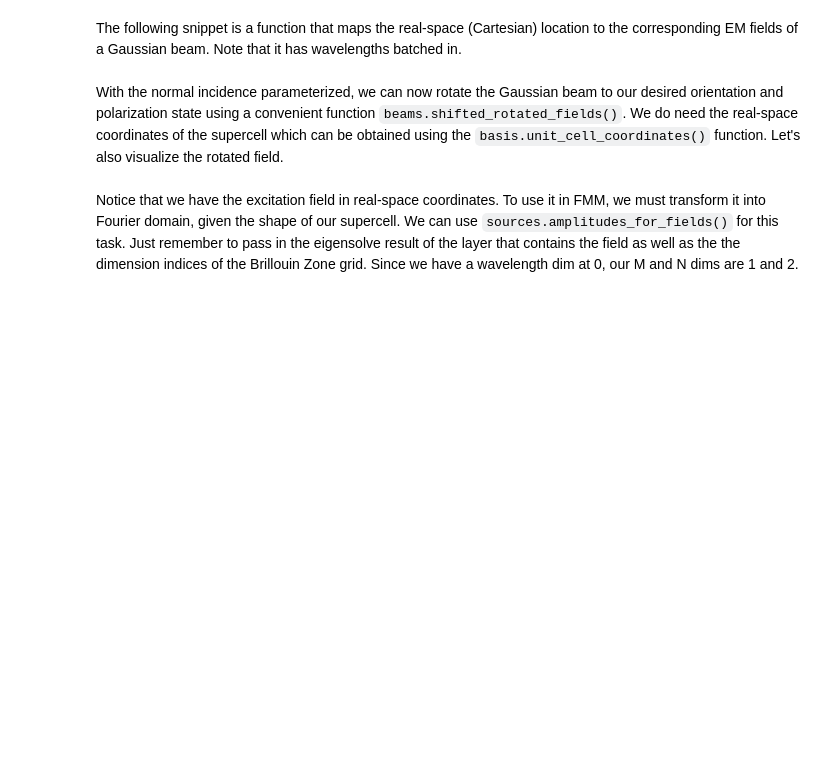
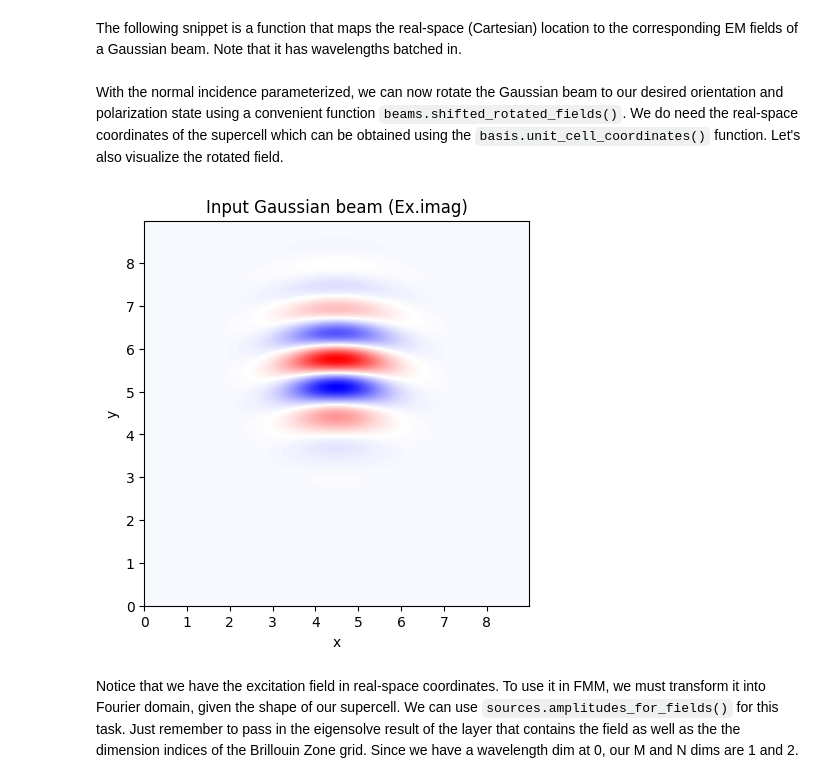
Before and after one commit to invrs-io/fmmax, a Jupyter notebook: docs/notebooks/crystal_bz.ipynb, the cells around one changed output. Saved outputs shown, nothing was run; the diff lists cells and outputs as text; code cells hidden in the pictures; blank space fills up the shorter version.

```diff
--- a/docs/notebooks/crystal_bz.ipynb
+++ b/docs/notebooks/crystal_bz.ipynb
@@ -418,35 +430,37 @@ def _paraxial_gaussian_field_fn(x, y, z):
 # %% [markdown]
 With the normal incidence parameterized, we can now rotate the Gaussian beam to our desired orientation and polarization state using a convenient function `beams.shifted_rotated_fields()`. We do need the real-space coordinates of the supercell which can be obtained using the `basis.unit_cell_coordinates()` function. Let's also visualize the rotated field.
 # %%
-from fmmax import beams
+# from fmmax import beams
 
-# Solve for the fields of the beam with the desired rotation and shift.
-x, y = basis.unit_cell_coordinates(
-    primitive_lattice_vectors=primitive_lattice_vectors,
-    shape=permittivity_crystal.shape[-2:],  # type: ignore[arg-type]
-    num_unit_cells=brillouin_grid_shape,
-)
-(beam_ex, beam_ey, _), (beam_hx, beam_hy, _) = beams.shifted_rotated_fields(
-    field_fn=_paraxial_gaussian_field_fn,
-    x=x,
-    y=y,
-    z=jnp.zeros_like(x),
-    beam_origin_x=jnp.amax(x) / 2,
-    beam_origin_y=jnp.amax(y) / 2,
-    beam_origin_z=thickness_ambient - beam_focus_offset,
-    polar_angle=jnp.asarray(polar_angle),
-    azimuthal_angle=jnp.asarray(azimuthal_angle),
-    polarization_angle=jnp.asarray(polarization_angle),
-)
+# # Solve for the fields of the beam with the desired rotation and shift.
+# x, y = basis.unit_cell_coordinates(
+#     primitive_lattice_vectors=primitive_lattice_vectors,
+#     shape=permittivity_crystal.shape[-2:],  # type: ignore[arg-type]
+#     num_unit_cells=brillouin_grid_shape,
+# )
+# (beam_ex, beam_ey, _), (beam_hx, beam_hy, _) = beams.shifted_rotated_fields(
+#     field_fn=_paraxial_gaussian_field_fn,
+#     x=x,
+#     y=y,
+#     z=jnp.zeros_like(x),
+#     beam_origin_x=jnp.amax(x) / 2,
+#     beam_origin_y=jnp.amax(y) / 2,
+#     beam_origin_z=thickness_ambient - beam_focus_offset,
+#     polar_angle=jnp.asarray(polar_angle),
+#     azimuthal_angle=jnp.asarray(azimuthal_angle),
+#     polarization_angle=jnp.asarray(polarization_angle),
+# )
 
-# Plot the beam.
-plt.figure(figsize=(5, 5))
-plt.title("Input Gaussian beam (Ex.imag)")
-extent = (x.min(), x.max(), y.min(), y.max())
-plt.xlabel("x")
-plt.ylabel("y")
-plt.imshow(beam_ex[0, 0, 0, ...].imag, cmap="bwr", extent=extent)
-plt.show()
+# # Plot the beam.
+# plt.figure(figsize=(5, 5))
+# plt.title("Input Gaussian beam (Ex.imag)")
+# extent = (x.min(), x.max(), y.min(), y.max())
+# plt.xlabel("x")
+# plt.ylabel("y")
+# plt.imshow(beam_ex[0, 0, 0, ...].imag, cmap="bwr", extent=extent)
+# plt.show()
+# %% [output]
+[figure, added]
 # %% [markdown]
 Notice that we have the excitation field in real-space coordinates. To use it in FMM, we must transform it into Fourier domain, given the shape of our supercell. We can use `sources.amplitudes_for_fields()` for this task. Just remember to pass in the eigensolve result of the layer that contains the field as well as the the dimension indices of the Brillouin Zone grid. Since we have a wavelength dim at 0, our M and N dims are 1 and 2.
 # %%
```
Also changed, not shown: parts of 11 cells of this notebook.
